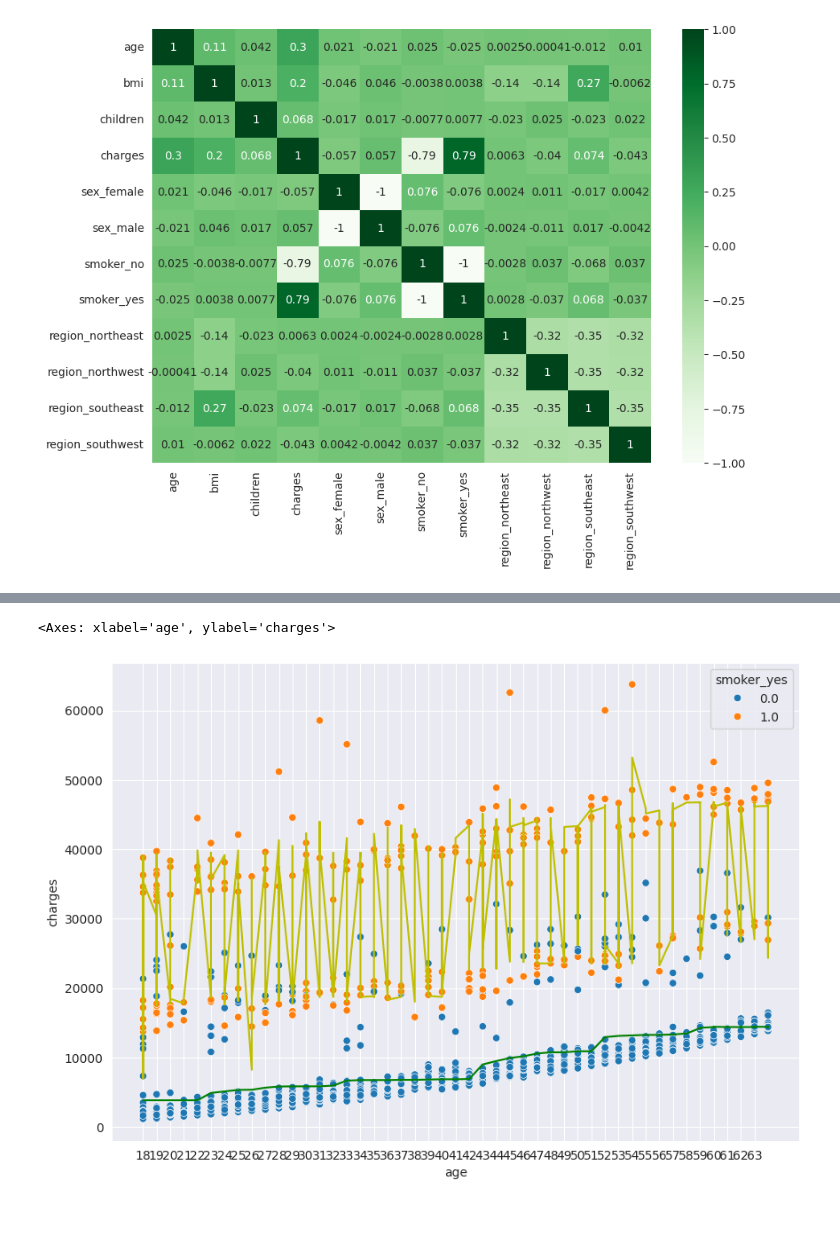
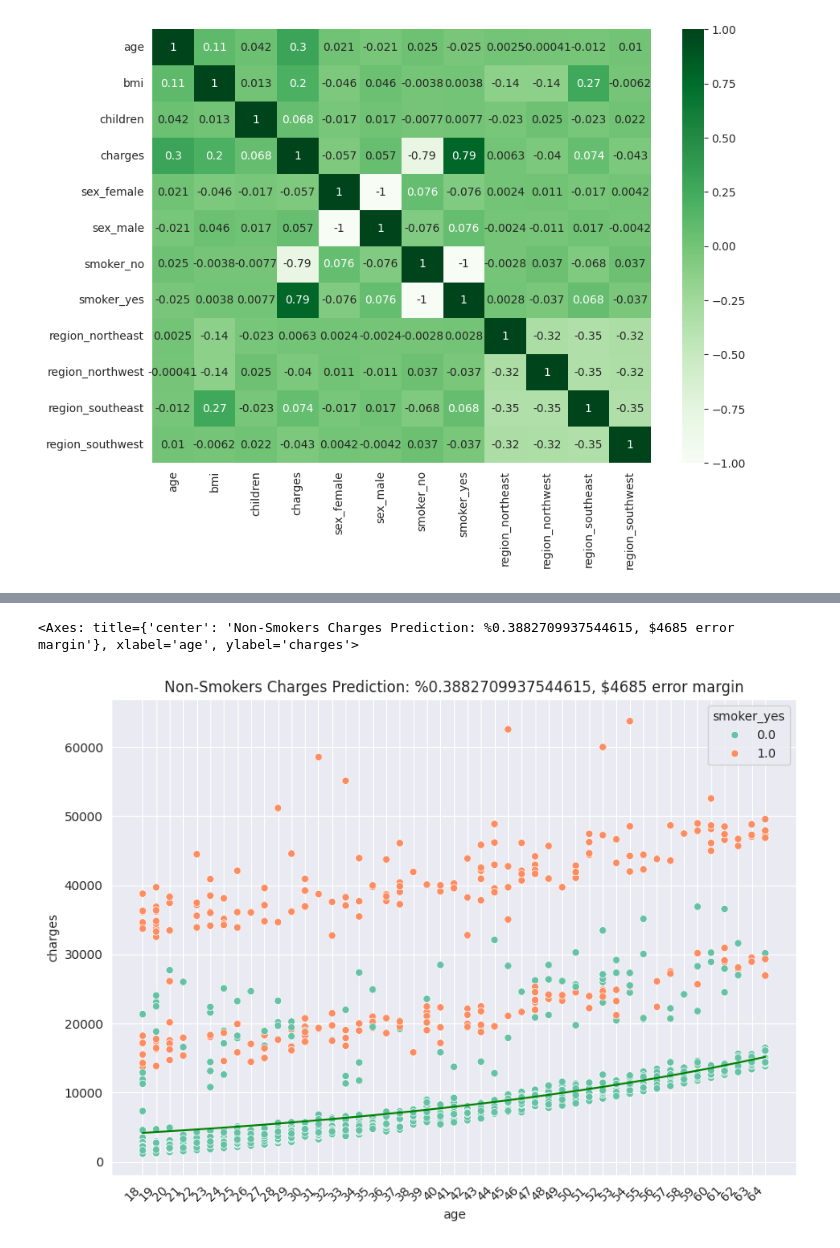
Before and after one commit to ahmedsayedtalib/Machine-Learning, a Jupyter notebook: Medical Insurence company/medical_insurance_company.ipynb, the cells around one changed output, grey strips where cells are left out. Drawn from its saved outputs; the diff is of its cells as text; code cells hidden in the pictures; blank space fills up the shorter version.

Commit message:
smokers vs non-smokers insurance prices prediction

```diff
--- a/Medical Insurence company/medical_insurance_company.ipynb
+++ b/Medical Insurence company/medical_insurance_company.ipynb
@@ -101,24 +41,0 @@ R2 Score: 0.869852068140384
-# %%
-from sklearn.ensemble import RandomForestRegressor
-from sklearn.metrics import root_mean_squared_error,r2_score
-model = RandomForestRegressor(n_estimators=100,max_depth=4,random_state=42)
-inputs = df[['age','bmi','smoker_yes','bmi_smoker']]
-targets = df['charges']
-model.fit(inputs,targets)
-pred = model.predict(inputs)
-df['predicted_charges'] = pred
-r2_score_result = r2_score(targets,pred)
-rmse_result = root_mean_squared_error(targets,pred)
-
-non_smoker_df = df[df['smoker_no']==1].sort_values(by='age')
-smoker_df = df[df['smoker_yes']==1].sort_values(by='age')
-
-r2_score_result, rmse_result
-plt.figure(figsize=(10,7))
-plt.xticks(range(18,64))
-plt.plot(non_smoker_df['age'],non_smoker_df['predicted_charges'],'g')
-plt.plot(smoker_df['age'],smoker_df['predicted_charges'],'y')
-sns.scatterplot(data=df,x=df['age'],y=df['charges'],hue='smoker_yes')
-# %% [output]
-<Axes: xlabel='age', ylabel='charges'>
-[figure, removed]
@@ -124,0 +45,27 @@ sns.scatterplot(data=df,x=df['age'],y=df['charges'],hue='smoker_yes')
+# %%
+from sklearn.linear_model import GammaRegressor
+from sklearn.preprocessing import StandardScaler
+from sklearn.metrics import root_mean_squared_error,r2_score
+
+non_smoker_df = df[df['smoker_no']==1].sort_values(by='age')
+model = GammaRegressor(alpha=0.2)
+inputs = non_smoker_df[['age']]
+targets = non_smoker_df['charges']
+scaler = StandardScaler()
+scaled_inputs = scaler.fit_transform(inputs)
+model.fit(scaled_inputs,targets)
+pred1 = model.predict(scaled_inputs)
+rmse = root_mean_squared_error(targets,pred1)
+r2_score_result = r2_score(targets,pred1)
+r2_score_result, rmse
+
+weighted_non_smoker_df = pd.DataFrame({'feature':np.append(inputs.columns,1),'weight':np.append(model.coef_,1)})
+weighted_non_smoker_df.sort_values(by='weight',ascending=False)
+plt.figure(figsize=(10,7))
+plt.xticks(range(18,65),rotation=45,ha='right')
+plt.title(f'Non-Smokers Charges Prediction: %{(r2_score_result)}, ${int(rmse)} error margin')
+plt.plot(non_smoker_df['age'],pred1,'g')
+sns.scatterplot(data=df,x='age',y='charges',hue='smoker_yes',palette='Set2')
+# %% [output]
+<Axes: title={'center': 'Non-Smokers Charges Prediction: %0.3882709937544615, $4685 error margin'}, xlabel='age', ylabel='charges'>
+[figure, added]
```
Also changed, not shown: parts of 4 cells of this notebook.
